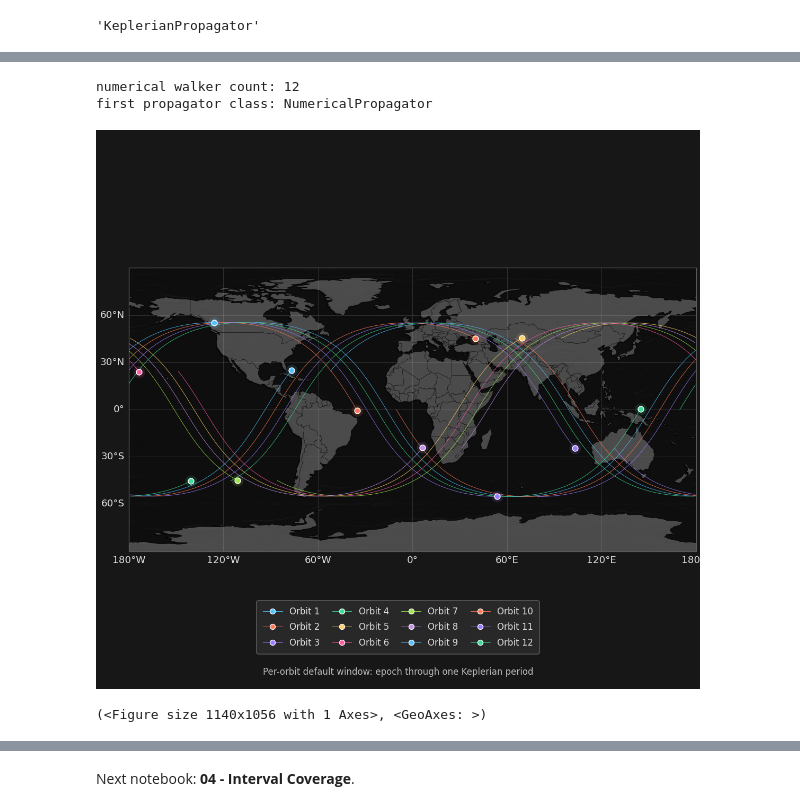
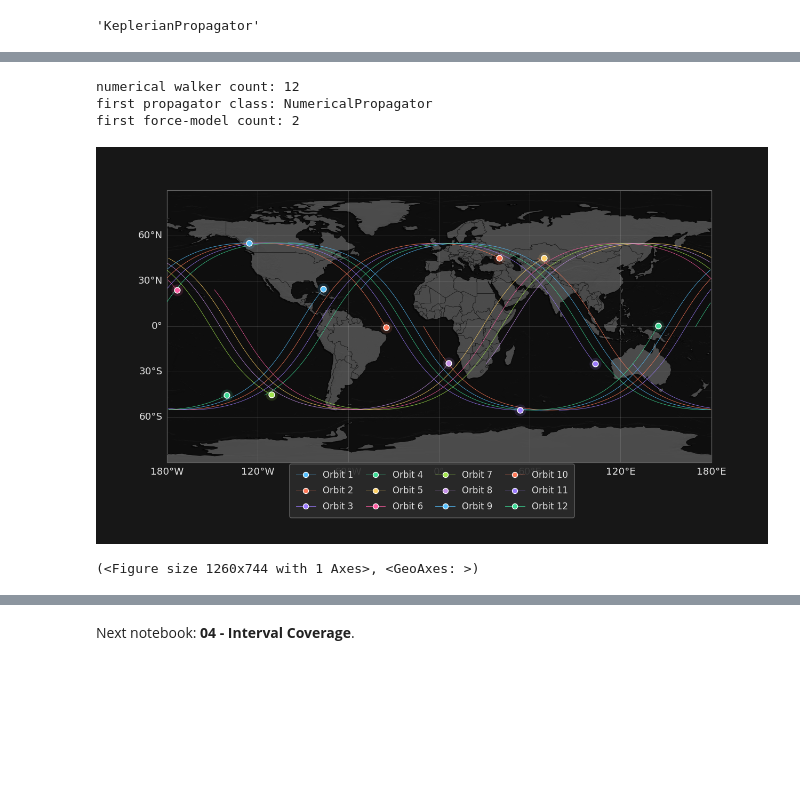
Before and after one commit to Nebula-Space-Systems/Nebula-Systems-Toolkit, a Jupyter notebook: examples/03_walker_constellation.ipynb, the cells around one changed output, grey strips where cells are left out. Cells and saved outputs as stored; diff of their text form; code cells hidden in the pictures; blank space fills up the shorter version.

Commit message:
updated walker orbit construction

```diff
--- a/examples/03_walker_constellation.ipynb
+++ b/examples/03_walker_constellation.ipynb
@@ -88,43 +94,37 @@ last star sat |r| [km], |v| [m/s]: 6997.6120433211945 7548.627961978714
 # %%
-# 4) Numerical-construction Walker from a numerical seed
+# 4) Numerical Walker from a numerical seed
 seed_num = Orbit.from_kepler_numerical(
     epoch=Time("2026-01-01T00:00:00", scale="utc"),
     a=7100e3,
     e=0.002,
     i=np.deg2rad(55.0),
     raan=np.deg2rad(30.0),
     argp=np.deg2rad(25.0),
     anomaly=np.deg2rad(5.0),
     anomaly_type="mean",
     gravity_degree=8,
     gravity_order=8,
     enable_drag=False,
     enable_third_body=False,
     enable_srp=False,
 )
 
 walker_num = build_walker_constellation(
     seed_num,
     total_satellites=12,
     num_planes=3,
     phasing=1,
     pattern="delta",
     include_seed=True,
-    constructor="numerical",
-    constructor_kwargs={
-        "gravity_degree": 8,
-        "gravity_order": 8,
-        "enable_drag": False,
-        "enable_third_body": False,
-        "enable_srp": False,
-    },
 )
 
 print("numerical walker count:", len(walker_num))
 print("first propagator class:", walker_num[0].propagator.getClass().getSimpleName())
+print("first force-model count:", walker_num[0].propagator.getAllForceModels().size())
 plot_orbits(walker_num, view='2d', line_width=0.5)
 # %% [output]
 numerical walker count: 12
 first propagator class: NumericalPropagator
+first force-model count: 2
-[figure, old version]
+[figure, new version]
-(<Figure size 1140x1056 with 1 Axes>, <GeoAxes: >)
+(<Figure size 1260x744 with 1 Axes>, <GeoAxes: >)
```
Also changed, not shown: parts of 6 cells of this notebook, 8 other files.
